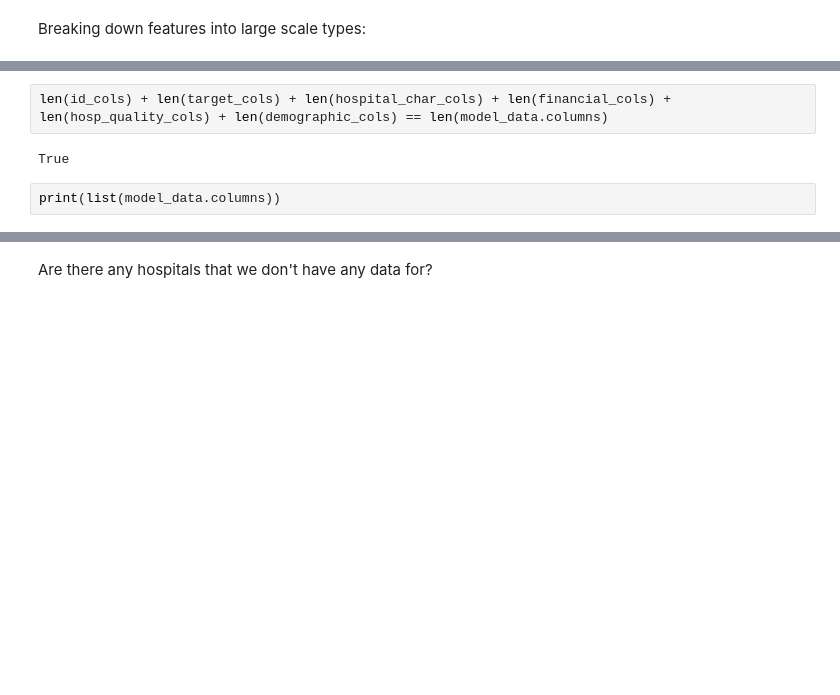
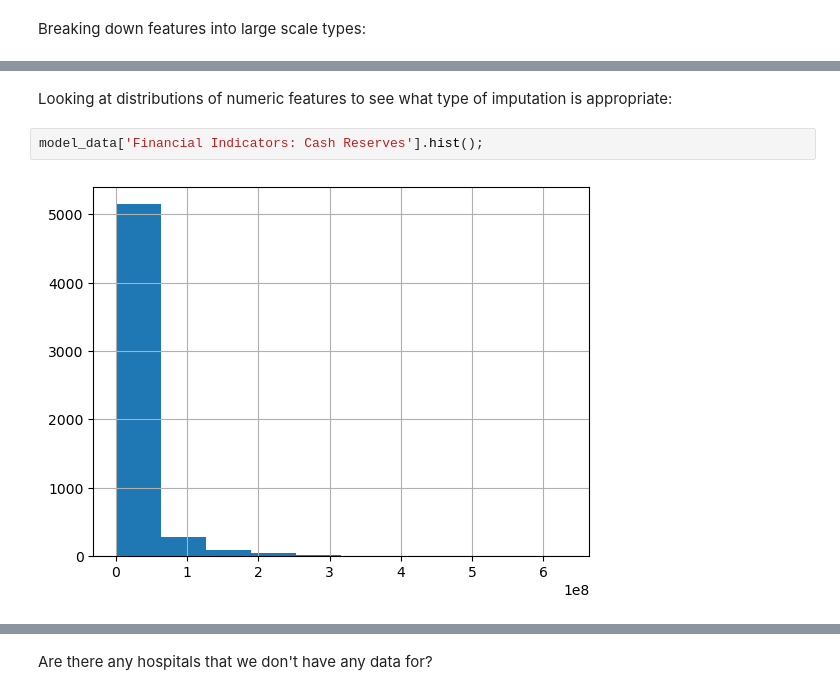
Before and after one commit to aezell314/Predicting_Hospital_Closures, a Jupyter notebook: Modeling Hospital Closures.ipynb, the cells around one changed output, grey strips where cells are left out. Saved outputs shown, nothing was run; the diff lists cells and outputs as text; blank space fills up the shorter version.

```diff
--- a/Modeling Hospital Closures.ipynb
+++ b/Modeling Hospital Closures.ipynb
@@ -225,9 +228,9 @@ demographic_cols = ['RUCA','Metro_Status','% <65 without Health Insurance', 'Dis
                     'Per Capita Short Term General Hosp Beds', 'Per Capita Total Active D.O.s Non-Federal',
                     'Per Capita Total Active M.D.s Non-Federal', 'Per Capita Total Medicare Inpatient Days Short Term General Hospitals',
                     'Per Capita Total Number Hospitals', 'Percent Persons in Poverty', 'Population Estimate', 'Unemployment Rate, 16+']
-# %%
-len(id_cols) + len(target_cols) + len(hospital_char_cols) + len(financial_cols) + len(hosp_quality_cols) + len(demographic_cols) == len(model_data.columns)
-# %% [output]
-True
-# %%
-print(list(model_data.columns))
+# %% [markdown]
+Looking at distributions of numeric features to see what type of imputation is appropriate:
+# %%
+model_data['Financial Indicators: Cash Reserves'].hist();
+# %% [output]
+[figure, added]
```
Also changed, not shown: parts of 41 cells of this notebook, 1 other file.
